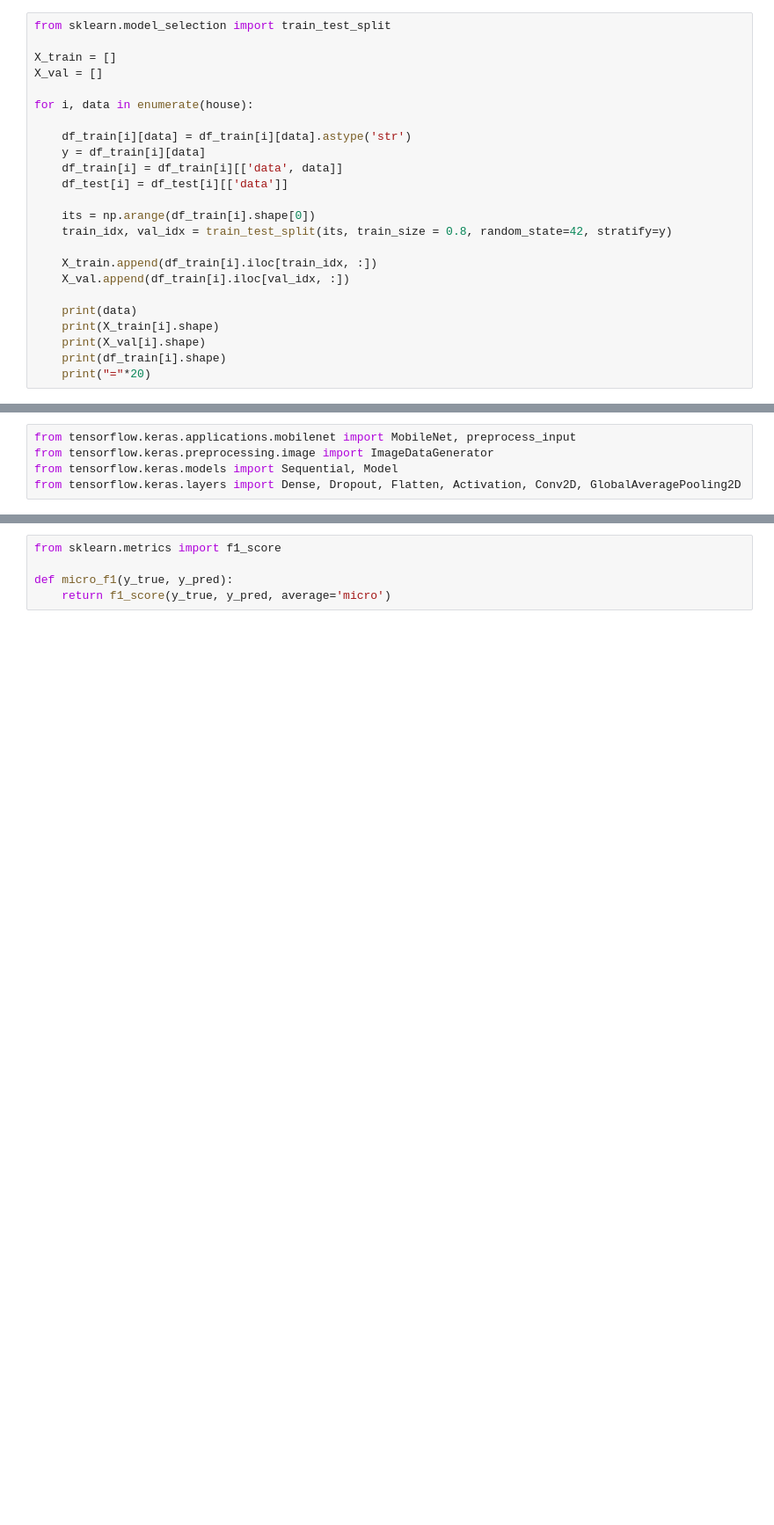
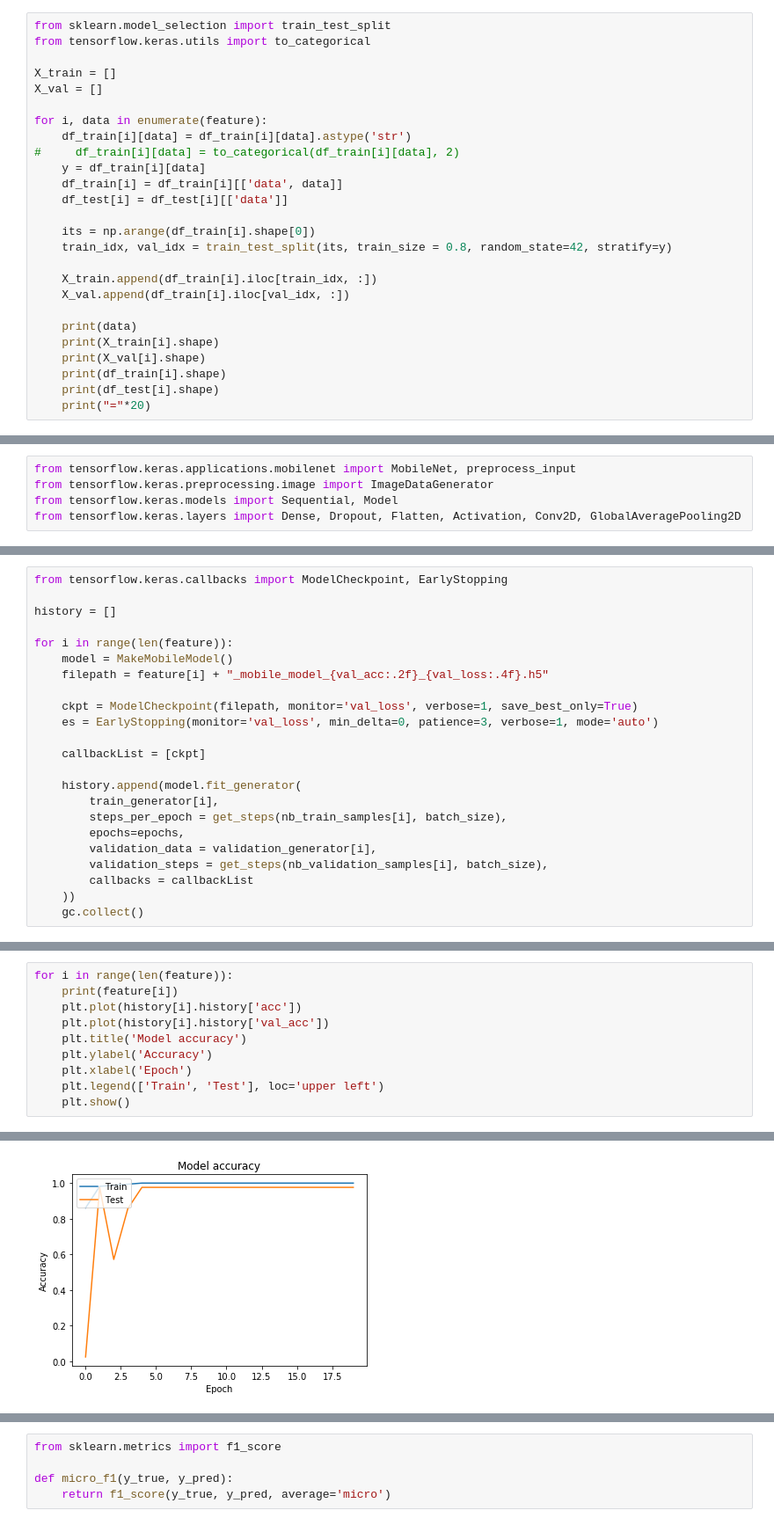
Before and after one commit to dhukim/HTP-Analysis-Project, a Jupyter notebook: image classification keras.ipynb, the cells around one changed output, grey strips where cells are left out. Shown at 88% size. Drawn from its saved outputs; the diff is of its cells as text; blank space fills up the shorter version.

```diff
--- a/image classification keras.ipynb
+++ b/image classification keras.ipynb
@@ -101,12 +134,13 @@ for i in range(len(df_train)):
 # %%
 from sklearn.model_selection import train_test_split
+from tensorflow.keras.utils import to_categorical
 
 X_train = []
 X_val = []
 
-for i, data in enumerate(house):
-
+for i, data in enumerate(feature):
     df_train[i][data] = df_train[i][data].astype('str')
+#     df_train[i][data] = to_categorical(df_train[i][data], 2)
     y = df_train[i][data]
     df_train[i] = df_train[i][['data', data]]
     df_test[i] = df_test[i][['data']]
@@ -121,6 +155,7 @@ for i, data in enumerate(house):
     print(X_train[i].shape)
     print(X_val[i].shape)
     print(df_train[i].shape)
+    print(df_test[i].shape)
     print("="*20)
 # %% [output]
 문-격자무늬 창
@@ -286,0 +316,23 @@ _________________________________________________________________
+# %%
+from tensorflow.keras.callbacks import ModelCheckpoint, EarlyStopping
+
+history = []
+
+for i in range(len(feature)):
+    model = MakeMobileModel()
+    filepath = feature[i] + "_mobile_model_{val_acc:.2f}_{val_loss:.4f}.h5"
+
+    ckpt = ModelCheckpoint(filepath, monitor='val_loss', verbose=1, save_best_only=True)
+    es = EarlyStopping(monitor='val_loss', min_delta=0, patience=3, verbose=1, mode='auto')
+
+    callbackList = [ckpt]
+
+    history.append(model.fit_generator(
+        train_generator[i],
+        steps_per_epoch = get_steps(nb_train_samples[i], batch_size),
+        epochs=epochs,
+        validation_data = validation_generator[i],
+        validation_steps = get_steps(nb_validation_samples[i], batch_size),
+        callbacks = callbackList
+    ))
+    gc.collect()
@@ -286,0 +357,11 @@ _________________________________________________________________
+# %%
+for i in range(len(feature)):
+    print(feature[i])
+    plt.plot(history[i].history['acc'])
+    plt.plot(history[i].history['val_acc'])
+    plt.title('Model accuracy')
+    plt.ylabel('Accuracy')
+    plt.xlabel('Epoch')
+    plt.legend(['Train', 'Test'], loc='upper left')
+    plt.show()
+# %% [output]
@@ -286,0 +369 @@ _________________________________________________________________
+[figure, added]
```
Also changed, not shown: parts of 31 cells of this notebook, 2 other files.
